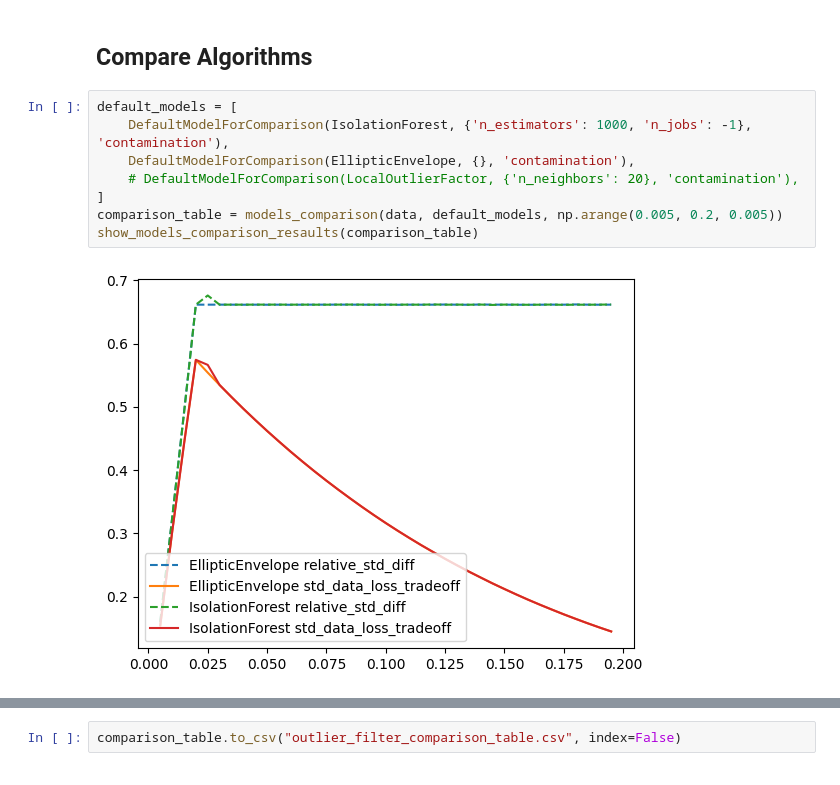
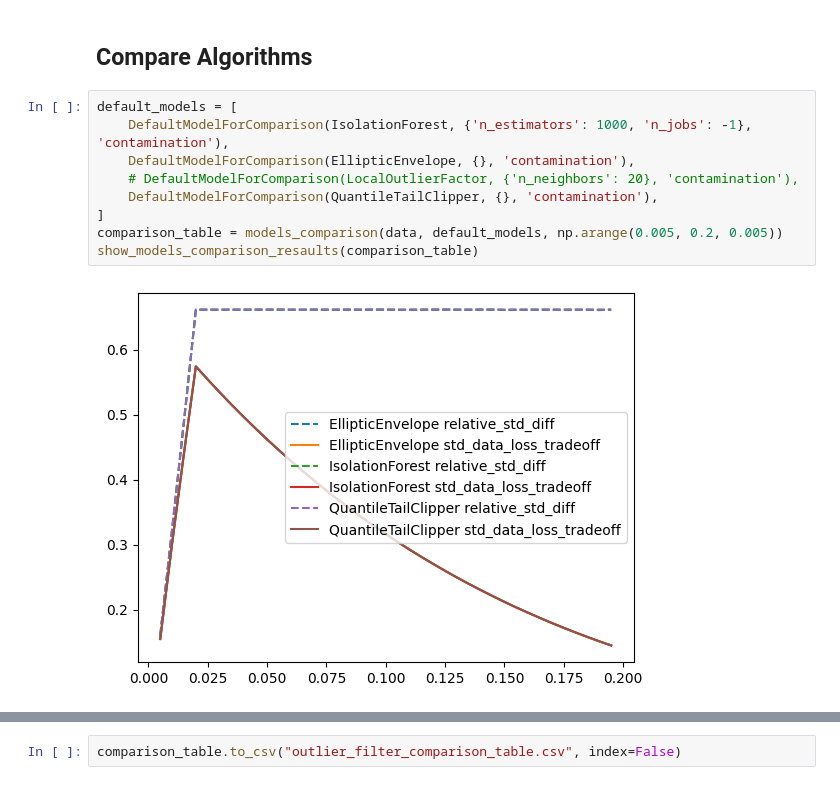
Before and after one commit to Dmatryus/dmml-lab, a Jupyter notebook: experiments/std_reduction.ipynb, the cells around one changed output, grey strips where cells are left out. Cells and saved outputs as stored; diff of their text form.

Commit message:
Add QuantileTailClipper

```diff
--- a/experiments/std_reduction.ipynb
+++ b/experiments/std_reduction.ipynb
@@ -798,13 +894,14 @@ MemoryError: bad allocation
 # %%
 default_models = [
     DefaultModelForComparison(IsolationForest, {'n_estimators': 1000, 'n_jobs': -1}, 'contamination'),
     DefaultModelForComparison(EllipticEnvelope, {}, 'contamination'),
     # DefaultModelForComparison(LocalOutlierFactor, {'n_neighbors': 20}, 'contamination'),
+    DefaultModelForComparison(QuantileTailClipper, {}, 'contamination'),
 ]
 comparison_table = models_comparison(data, default_models, np.arange(0.005, 0.2, 0.005))
 show_models_comparison_resaults(comparison_table)
 # %% [output]
-[figure, old version]
+[figure, new version]
 # %%
 comparison_table = comparison_table.sort_values("std_data_loss_tradeoff", ascending=False)
 comparison_table
```
Also changed, not shown: parts of 7 cells of this notebook, 1 other file.
